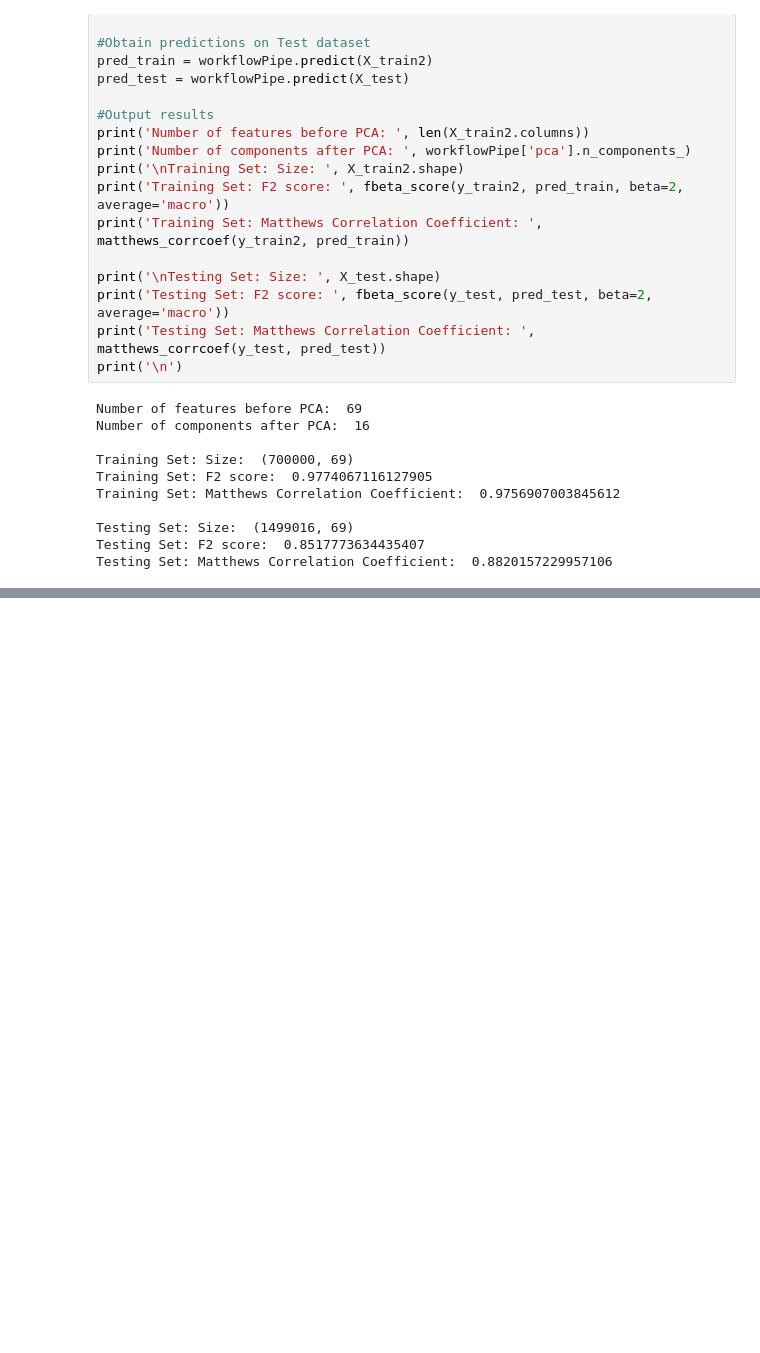
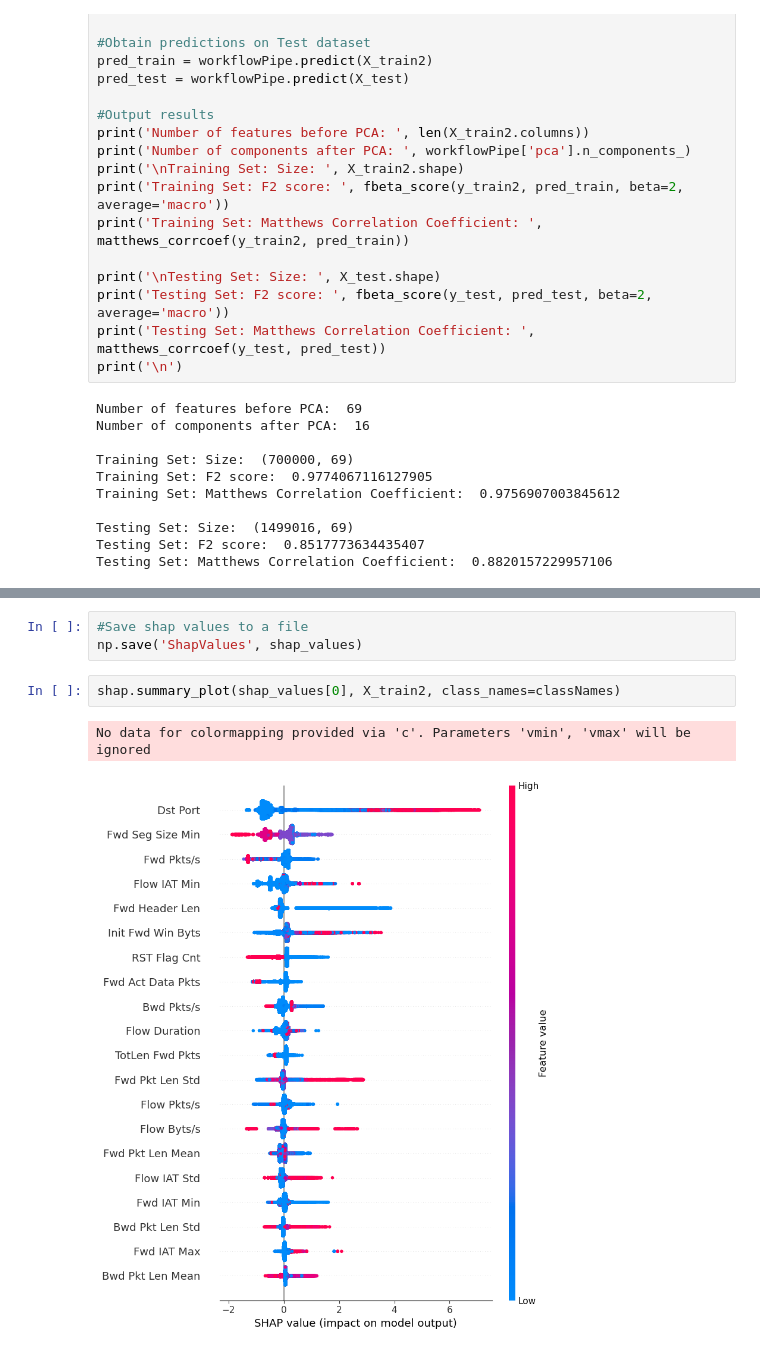
Before and after one commit to Hey-DJ/ML-IntrusionDetection, a Jupyter notebook: 5.Experiments.ipynb, the cells around one changed output, grey strips where cells are left out. Drawn from its saved outputs; the diff is of its cells as text; blank space fills up the shorter version.

```diff
--- a/5.Experiments.ipynb
+++ b/5.Experiments.ipynb
@@ -912,0 +1032,8 @@ Testing Set: Matthews Correlation Coefficient:  0.8820157229957106
+# %%
+#Save shap values to a file
+np.save('ShapValues', shap_values)
+# %%
+shap.summary_plot(shap_values[0], X_train2, class_names=classNames)
+# %% [output]
+No data for colormapping provided via 'c'. Parameters 'vmin', 'vmax' will be ignored
+[figure, added]
```
Also changed, not shown: parts of 31 cells of this notebook, 4 other files.
